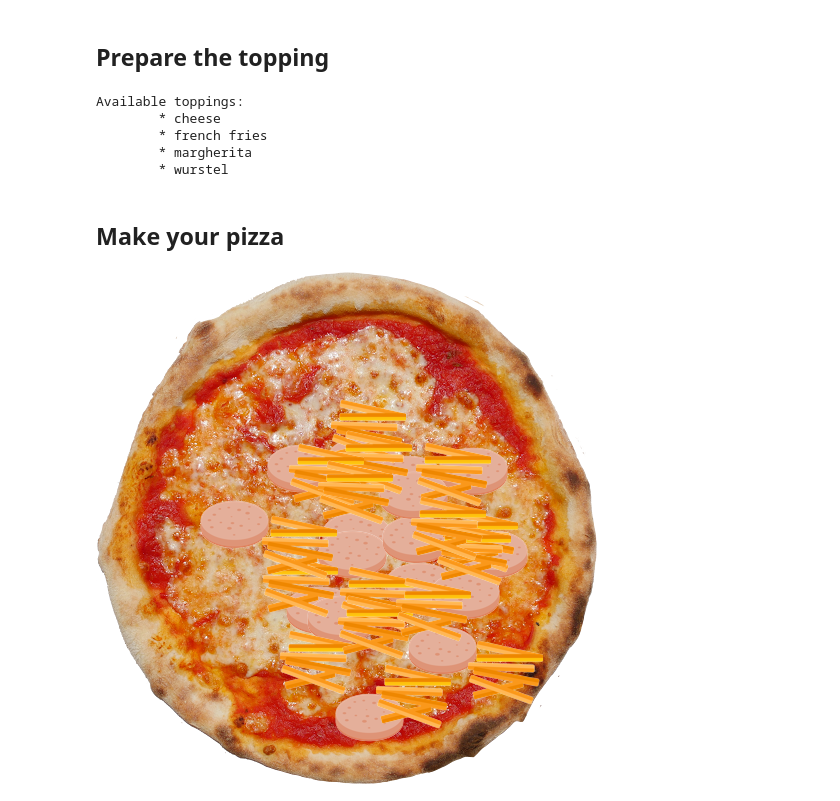
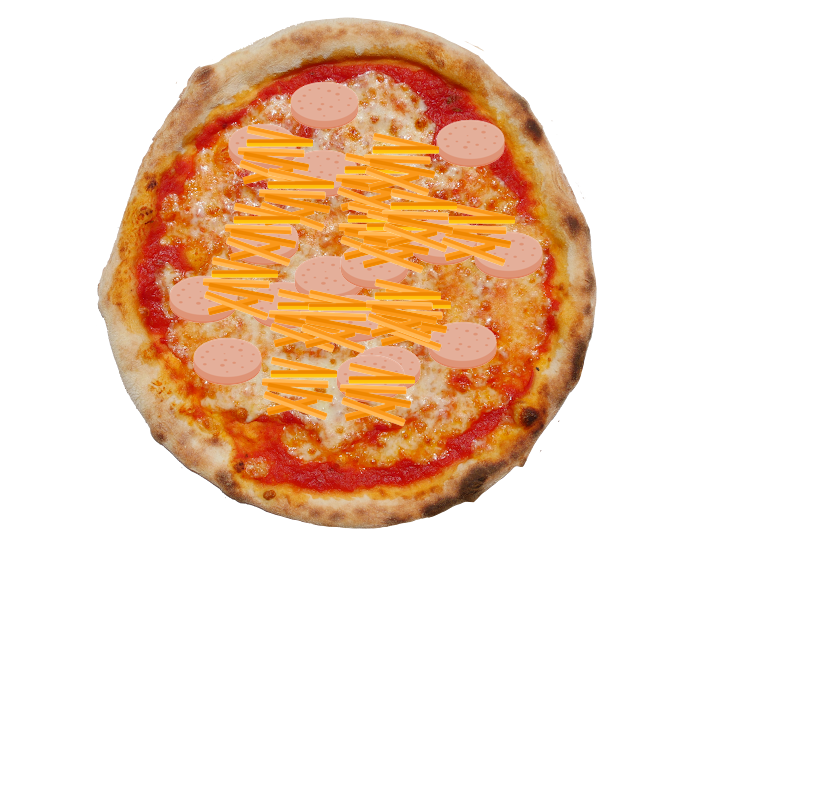
Before and after one commit to Luca-Pozzi/pizza_chart, a Jupyter notebook: assets/pizza_maker.ipynb, the cells around one changed output. Cells and saved outputs as stored; diff of their text form; code cells hidden in the pictures; blank space fills up the shorter version.

Commit message:
improved pizza_maker notebook, and revised assets folder structure

```diff
--- a/assets/pizza_maker.ipynb
+++ b/assets/pizza_maker.ipynb
@@ -11,64 +5,76 @@ Go through cells to:
 # %%
 import os
 assets_dir = os.path.abspath(".")
-# %% [markdown]
-## Prepare the topping
-# %%
-# List the ingredients
-print("Available toppings:")
-toppings_available = []
-for f in os.listdir(assets_dir):
-    # To be "available" an topping must have an associated PNG image in the `assets` folder
-    if f.endswith(".png"):
-        topping = f.split(".")[0]
-        toppings_available.append(topping)
-        print("\t* {}".format(topping.replace("_", " ")))
-# %% [output]
-Available toppings:
-        * cheese
-        * french fries
-        * margherita
-        * wurstel
-# %% [markdown]
-## Make your pizza
 # %%
 import math
 import random
 from PIL import Image
 
-TOPPINGS_SELECTION = ["wurstel", "french_fries"]
+# Create your pizza here!
+YOUR_PIZZA_NAME = "wurstel e patatine"
+BASE_PIZZA = "margherita"               # must be in `assets/pizzas`
+TOPPINGS = ["wurstel", "french_fries"]  # must be in `assets/toppings`
+#random.seed(1) # for reproducibility, change this to change your pizza
+                # comment to have a new pizza at each run
+
+# Get the available toppings
+toppings_available = []
+for f in os.listdir(os.path.join(assets_dir, "toppings")):
+    # To be "available" an topping must have an associated PNG image in the `assets/toppings` folder
+    if f.endswith(".png"):
+        topping = f.split(".")[0]
+        toppings_available.append(topping)
 
 # Import the 'base' pizza image
 bg_img = Image.open(os.path.join(assets_dir,
-                              "margherita.png")
+                                 "pizzas",
+                                 "{}.png".format(BASE_PIZZA))
                               )
 bg_w, bg_h = bg_img.size
 
-random.seed(1) # for reproducibility, change this to change your pizza!
+
 # Scatter topping images onto the pizza image
-R = min(bg_h // 2, bg_w // 2) * 0.5     # TODO. Add offset
-r = min(bg_h // 2, bg_w // 2) * 0.25    # TODO. Add offset
-d = 75 # size of topping image. TODO. Make it relative
-for topping in TOPPINGS_SELECTION:
+R = min(bg_h // 2, bg_w // 2) * 0.5     # adjust the gains to have toppings
+r = min(bg_h // 2, bg_w // 2) * 0.25    # closer or further from center.
+d = 75  # [px] size of topping image.
+        # TODO. Make it relative to radius.
+max_scattering = 90 # [px] maximum scattering wrt to seed position.
+                    # TODO. Make it relative to radius.
+for topping in TOPPINGS:
     if topping not in toppings_available:
         print("'{}' is not in the available toppings.\n".format(topping.capitalize()) +
         "The topping will not be added to your pizza.\n" +
         "Please add the corresponding `{}.png` image in the `assets` dir to make it available.".format(topping))
         continue
     top_img = Image.open(os.path.join(assets_dir,
-                                    "{}.png".format(topping)))
+                                      "toppings",
+                                      "{}.png".format(topping)))
     top_img = top_img.resize((d, d))
     for i in range(-4, 4):
         ang = math.pi * i / 4
-        offset = (bg_h // 2 + int(math.sin(ang) * R) + int((random.random()-0.5)*75),
-                  bg_w // 2 + int(math.cos(ang) * R) + int((random.random()-0.5)*75),
+        # Each offset coordinate is made of three terms:
+        #   - nominal position (add toppings regularly, in concentric circles)
+        #   - random factor ("scatters" topping from nominal position)
+        #   - icon size / 2 (move nominal position to topping center rather than corner)
+        offset = (bg_w //2 + int(math.sin(ang) * R) +
+                  int((random.random()-0.5)*max_scattering) -
+                  d // 2,
+                  bg_h // 2 + int(math.cos(ang) * R) +
+                  int((random.random()-0.5)*max_scattering) -
+                  d // 2,
                   )
         bg_img.paste(top_img, offset, top_img)
-        offset = (bg_h // 2 + int(math.sin(ang) * r) + int((random.random()-0.5)*75),
-                  bg_w // 2 + int(math.cos(ang) * r) + int((random.random()-0.5)*75),
+        offset = (bg_w // 2 + int(math.sin(ang) * r) +
+                  int((random.random()-0.5)*max_scattering) -
+                  d // 2,
+                  bg_h // 2 + int(math.cos(ang) * r) +
+                  int((random.random()-0.5)*max_scattering) -
+                  d // 2,
                   )
         bg_img.paste(top_img, offset, top_img)
-# TODO. Display the result and save
+# Display the result
 bg_img
+# If you are satisfied, move to the next cell to save your pizza.
+# Save-by-default is avoided to prevent overwriting.
 # %% [output]
-[figure, old version]
+[figure, new version]
```
Also changed, not shown: parts of 3 cells of this notebook, 6 other files.
